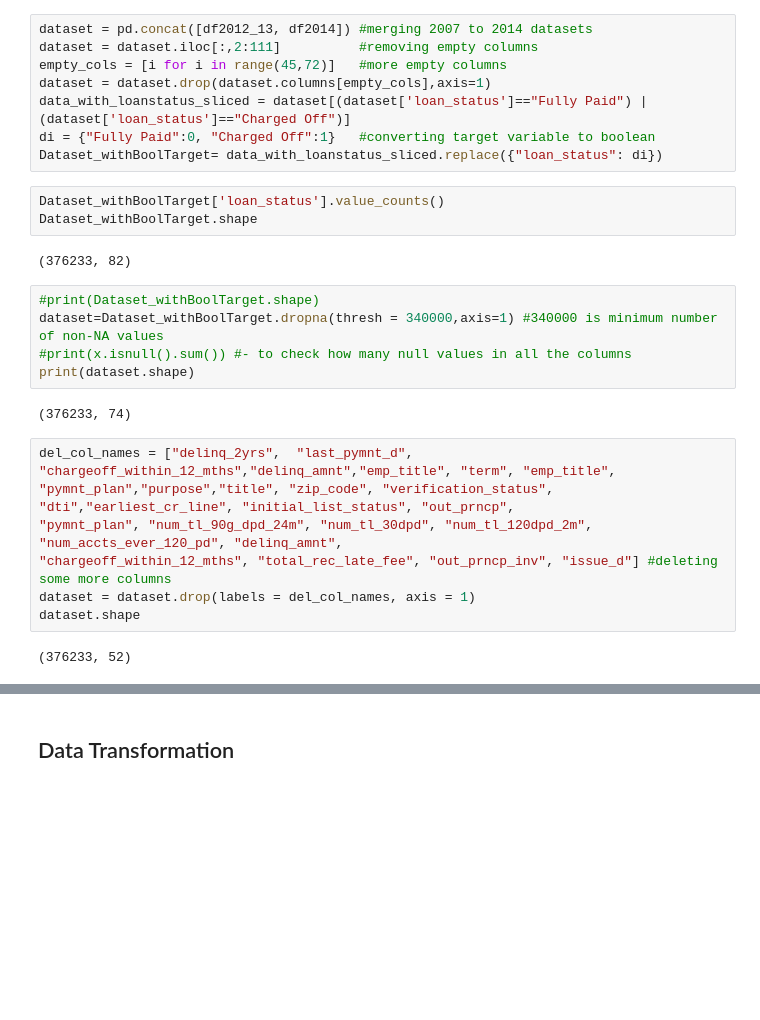
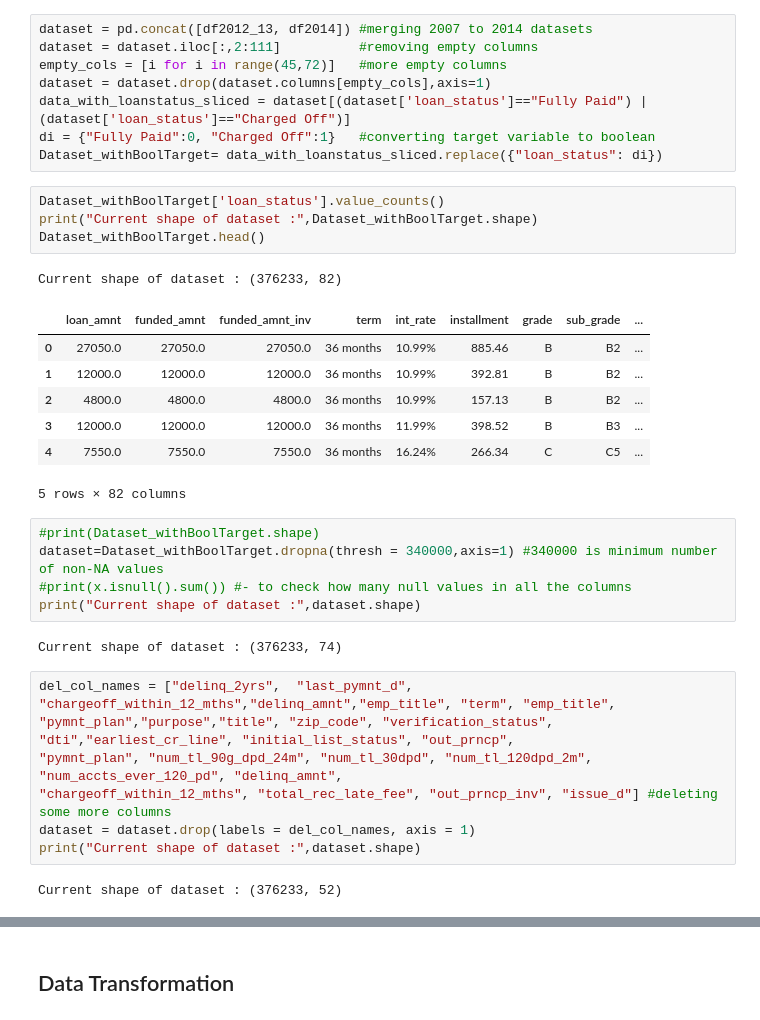
Before and after one commit to harishpuvvada/LoanDefault-Prediction, a Jupyter notebook: Loan_Default_Prediction.ipynb, the cells around one changed output, grey strips where cells are left out. Drawn from its saved outputs; the diff is of its cells as text; blank space fills up the shorter version.

```diff
--- a/Loan_Default_Prediction.ipynb
+++ b/Loan_Default_Prediction.ipynb
@@ -36,24 +36,32 @@ di = {"Fully Paid":0, "Charged Off":1}   #converting target variable to boolean
 Dataset_withBoolTarget= data_with_loanstatus_sliced.replace({"loan_status": di})
 # %%
 Dataset_withBoolTarget['loan_status'].value_counts()
-Dataset_withBoolTarget.shape
+print("Current shape of dataset :",Dataset_withBoolTarget.shape)
+Dataset_withBoolTarget.head()
 # %% [output]
-(376233, 82)
+Current shape of dataset : (376233, 82)
+|  | loan_amnt | funded_amnt | funded_amnt_inv | term | int_rate | installment | grade | sub_grade | ... |
+| 0 | 27050.0 | 27050.0 | 27050.0 | 36 months | 10.99% | 885.46 | B | B2 | ... |
+| 1 | 12000.0 | 12000.0 | 12000.0 | 36 months | 10.99% | 392.81 | B | B2 | ... |
+| 2 | 4800.0 | 4800.0 | 4800.0 | 36 months | 10.99% | 157.13 | B | B2 | ... |
+| 3 | 12000.0 | 12000.0 | 12000.0 | 36 months | 11.99% | 398.52 | B | B3 | ... |
+| 4 | 7550.0 | 7550.0 | 7550.0 | 36 months | 16.24% | 266.34 | C | C5 | ... |
+5 rows × 82 columns
 # %%
 #print(Dataset_withBoolTarget.shape)
 dataset=Dataset_withBoolTarget.dropna(thresh = 340000,axis=1) #340000 is minimum number of non-NA values
 #print(x.isnull().sum()) #- to check how many null values in all the columns
-print(dataset.shape)
+print("Current shape of dataset :",dataset.shape)
 # %% [output]
-(376233, 74)
+Current shape of dataset : (376233, 74)
 # %%
 del_col_names = ["delinq_2yrs",  "last_pymnt_d", "chargeoff_within_12_mths","delinq_amnt","emp_title", "term", "emp_title", "pymnt_plan","purpose","title", "zip_code", "verification_status", "dti","earliest_cr_line", "initial_list_status", "out_prncp",
 "pymnt_plan", "num_tl_90g_dpd_24m", "num_tl_30dpd", "num_tl_120dpd_2m", "num_accts_ever_120_pd", "delinq_amnt",
 "chargeoff_within_12_mths", "total_rec_late_fee", "out_prncp_inv", "issue_d"] #deleting some more columns
 dataset = dataset.drop(labels = del_col_names, axis = 1)
-dataset.shape
+print("Current shape of dataset :",dataset.shape)
 # %% [output]
-(376233, 52)
+Current shape of dataset : (376233, 52)
 # %%
 features = ['funded_amnt','emp_length','annual_inc','home_ownership','grade',
             "last_pymnt_amnt", "mort_acc", "pub_rec", "int_rate", "open_acc","num_actv_rev_tl",
```
Also changed, not shown: parts of 32 cells of this notebook.
